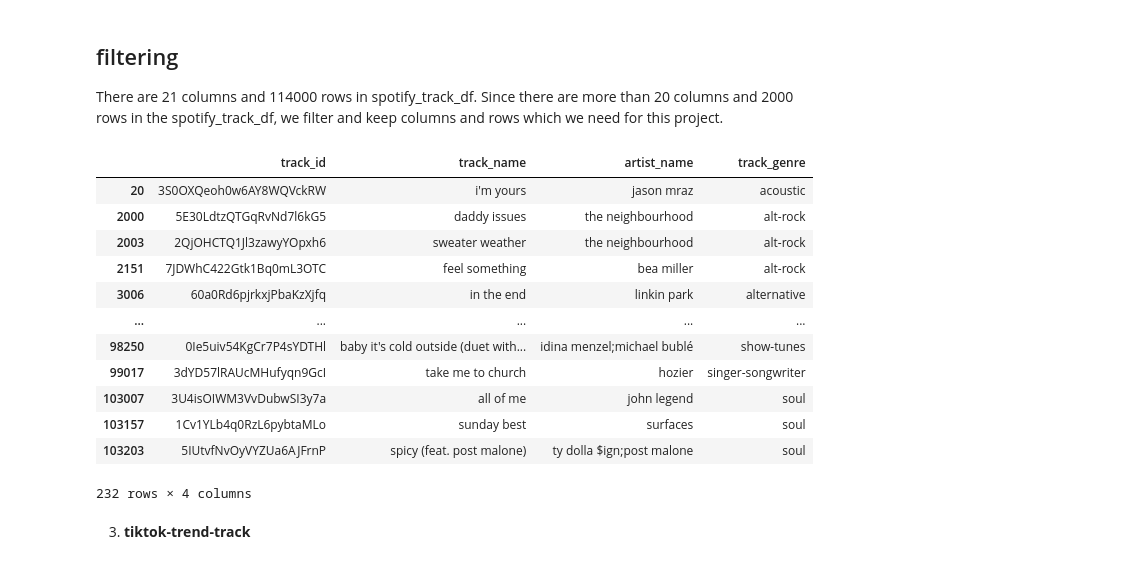
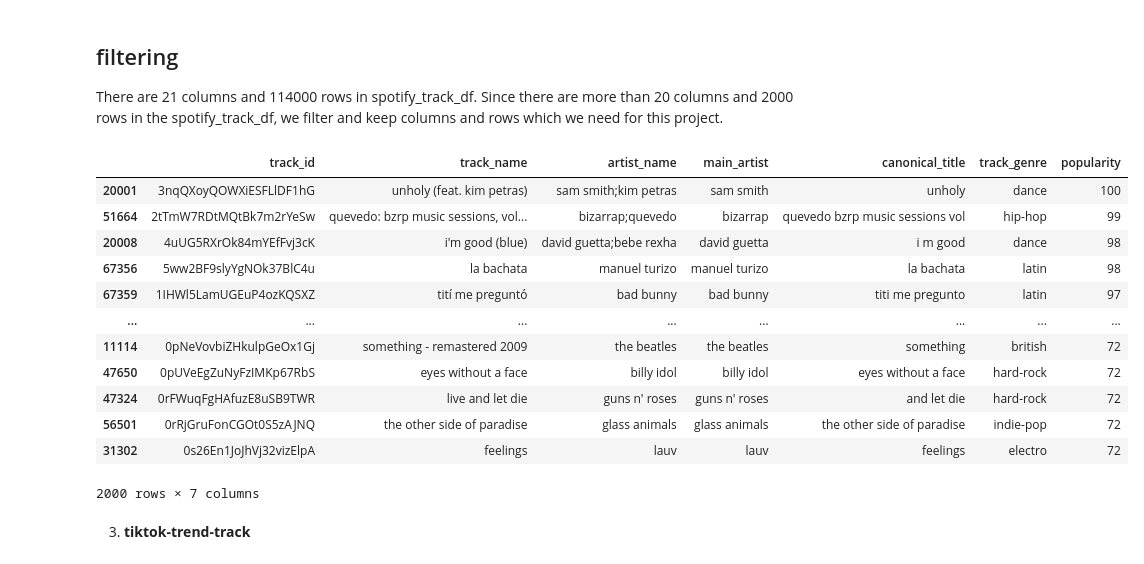
Before and after one commit to Eddi-Xie/CPSC368-project, a Jupyter notebook: success_song_analysis.ipynb, the cells around one changed output. Saved outputs shown, nothing was run; the diff lists cells and outputs as text; code cells hidden in the pictures.

```diff
--- a/success_song_analysis.ipynb
+++ b/success_song_analysis.ipynb
@@ -111,7 +155,7 @@ top_200_df
 2. **spotify-tracks**
 # %%
 # read dataset
-spotify_track_df = pd.read_csv("data/dataset.csv")
+spotify_track_df = pd.read_csv("data/raw_data/dataset.csv")
 spotify_track_df.head()
 # %% [output]
 |  | Unnamed: 0 | track_id | artists | album_name | track_name | popularity | duration_ms | explicit | ... |
@@ -165,49 +209,56 @@ spotify_track_df.shape
 There are 21 columns and 114000 rows in spotify_track_df.
 Since there are more than 20 columns and 2000 rows in the spotify_track_df, we filter and keep columns and rows which we need for this project.
 # %%
-# keep track_id, track_name, artists, and track_genre
+# keep track_id, track_name, artists, track_genre, and popularity
 spotify_track_df = spotify_track_df[[
     "track_id",
     "track_name",
     "artists",
-    "track_genre"
-]]
+    "track_genre",
+    "popularity"
+]].copy()
 
 # standarize track_name and artist_name
 spotify_track_df["track_name"] = spotify_track_df["track_name"].str.lower().str.strip()
 spotify_track_df["artists"] = spotify_track_df["artists"].str.lower().str.strip()
 spotify_track_df["track_genre"] = spotify_track_df["track_genre"].str.lower().str.strip()
 
-# remove duplicate
-spotify_track_df = spotify_track_df.drop_duplicates(subset=["track_id"])
+# rename artists to artist_name for consistency, build matching keys for canonical title and main artist (AI helped with the canonicalization logic)
+spotify_track_df = spotify_track_df.rename(columns={"artists": "artist_name"})
+spotify_track_df["canonical_title"] = spotify_track_df["track_name"].map(canonical_title)
+spotify_track_df["main_artist"] = spotify_track_df["artist_name"].map(main_artist)
 
-# remove missing track_id
-spotify_track_df = spotify_track_df.dropna(subset=["track_id"])
+# remove rows with missing values
+spotify_track_df = spotify_track_df.dropna(subset=["track_id", "track_name", "artist_name", "track_genre", "popularity"])
+spotify_track_df = spotify_track_df[spotify_track_df["canonical_title"] != ""]
+spotify_track_df = spotify_track_df[spotify_track_df["main_artist"] != ""]
 
-# before this filtering there are still 90k rows
-# filter tracks appearing in top_200_df
-top_200_ids = set(top_200_df["track_id"])
-spotify_track_df = spotify_track_df[spotify_track_df["track_id"].isin(top_200_ids)]
+# remove duplicates, keep highest popularity version
+spotify_track_df = spotify_track_df.sort_values(["popularity", "track_id"], ascending=[False, True])
+spotify_track_df = spotify_track_df.drop_duplicates(subset=["canonical_title", "main_artist"], keep="first")
 
-# rename to artist_name
-spotify_track_df = spotify_track_df.rename(columns={"artists": "artist_name"})
+# filter to top 2000 by popularity to stay under the 2000 row limit
+spotify_track_df = spotify_track_df.head(2000)
+
+# final column order
+spotify_track_df = spotify_track_df[["track_id", "track_name", "artist_name", "main_artist", "canonical_title", "track_genre", "popularity"]]
 
 # filtered data
 spotify_track_df
 # %% [output]
-|  | track_id | track_name | artist_name | track_genre |
-| 20 | 3S0OXQeoh0w6AY8WQVckRW | i'm yours | jason mraz | acoustic |
-| 2000 | 5E30LdtzQTGqRvNd7l6kG5 | daddy issues | the neighbourhood | alt-rock |
-| 2003 | 2QjOHCTQ1Jl3zawyYOpxh6 | sweater weather | the neighbourhood | alt-rock |
-| 2151 | 7JDWhC422Gtk1Bq0mL3OTC | feel something | bea miller | alt-rock |
-| 3006 | 60a0Rd6pjrkxjPbaKzXjfq | in the end | linkin park | alternative |
-| ... | ... | ... | ... | ... |
-| 98250 | 0Ie5uiv54KgCr7P4sYDTHl | baby it's cold outside (duet with... | idina menzel;michael bublé | show-tunes |
-| 99017 | 3dYD57lRAUcMHufyqn9GcI | take me to church | hozier | singer-songwriter |
-| 103007 | 3U4isOIWM3VvDubwSI3y7a | all of me | john legend | soul |
-| 103157 | 1Cv1YLb4q0RzL6pybtaMLo | sunday best | surfaces | soul |
-| 103203 | 5IUtvfNvOyVYZUa6AJFrnP | spicy (feat. post malone) | ty dolla $ign;post malone | soul |
+|  | track_id | track_name | artist_name | main_artist | canonical_title | track_genre | popularity |
+| 20001 | 3nqQXoyQOWXiESFLlDF1hG | unholy (feat. kim petras) | sam smith;kim petras | sam smith | unholy | dance | 100 |
+| 51664 | 2tTmW7RDtMQtBk7m2rYeSw | quevedo: bzrp music sessions, vol... | bizarrap;quevedo | bizarrap | quevedo bzrp music sessions vol | hip-hop | 99 |
+| 20008 | 4uUG5RXrOk84mYEfFvj3cK | i'm good (blue) | david guetta;bebe rexha | david guetta | i m good | dance | 98 |
+| 67356 | 5ww2BF9slyYgNOk37BlC4u | la bachata | manuel turizo | manuel turizo | la bachata | latin | 98 |
+| 67359 | 1IHWl5LamUGEuP4ozKQSXZ | tití me preguntó | bad bunny | bad bunny | titi me pregunto | latin | 97 |
+| ... | ... | ... | ... | ... | ... | ... | ... |
+| 11114 | 0pNeVovbiZHkulpGeOx1Gj | something - remastered 2009 | the beatles | the beatles | something | british | 72 |
+| 47650 | 0pUVeEgZuNyFzIMKp67RbS | eyes without a face | billy idol | billy idol | eyes without a face | hard-rock | 72 |
+| 47324 | 0rFWuqFgHAfuzE8uSB9TWR | live and let die | guns n' roses | guns n' roses | and let die | hard-rock | 72 |
+| 56501 | 0rRjGruFonCGOt0S5zAJNQ | the other side of paradise | glass animals | glass animals | the other side of paradise | indie-pop | 72 |
+| 31302 | 0s26En1JoJhVj32vizElpA | feelings | lauv | lauv | feelings | electro | 72 |
-232 rows × 4 columns
+2000 rows × 7 columns
 # %% [markdown]
 3. **tiktok-trend-track**
 # %%
```
Also changed, not shown: parts of 14 cells of this notebook, 12 other files.
